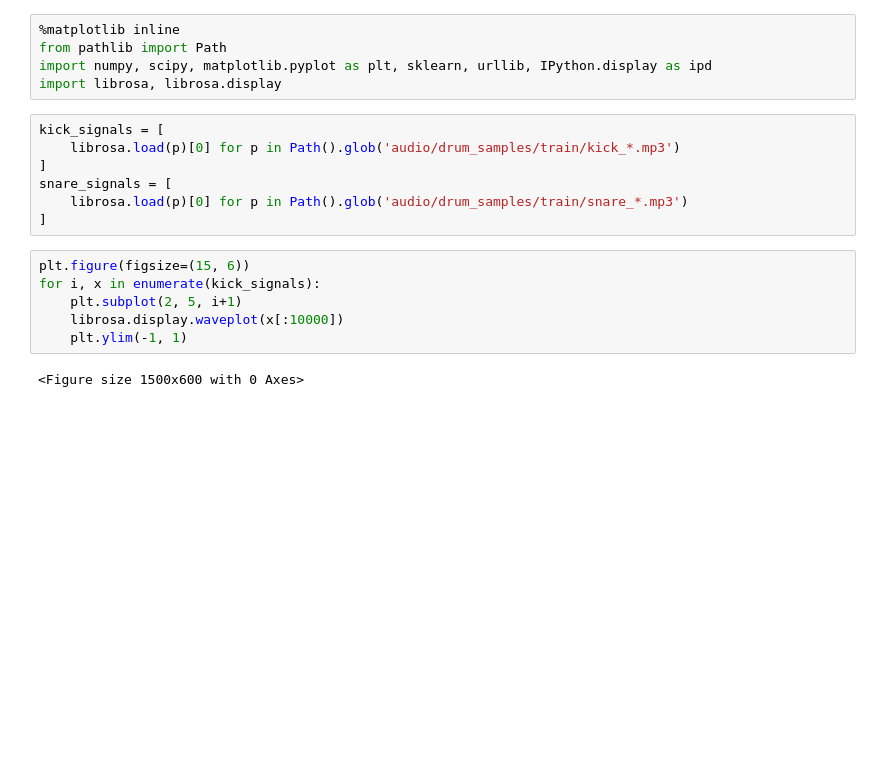
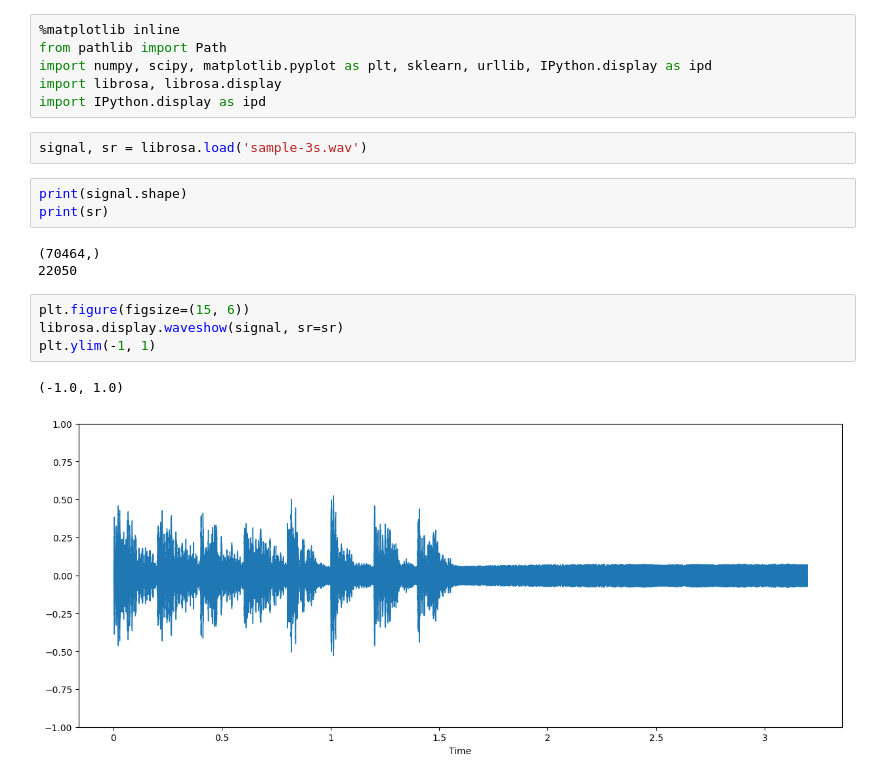
Before and after one commit to AmritSDutta/colab_ml, a Jupyter notebook: Audio_basic.ipynb, the cells around one changed output. Cells and saved outputs as stored; diff of their text form; blank space fills up the shorter version.

```diff
--- a/Audio_basic.ipynb
+++ b/Audio_basic.ipynb
@@ -5,18 +5,19 @@
 from pathlib import Path
 import numpy, scipy, matplotlib.pyplot as plt, sklearn, urllib, IPython.display as ipd
 import librosa, librosa.display
+import IPython.display as ipd
-# %%
-kick_signals = [
-    librosa.load(p)[0] for p in Path().glob('audio/drum_samples/train/kick_*.mp3')
-]
-snare_signals = [
-    librosa.load(p)[0] for p in Path().glob('audio/drum_samples/train/snare_*.mp3')
-]
+# %%
+signal, sr = librosa.load('sample-3s.wav')
+# %%
+print(signal.shape)
+print(sr)
+# %% [output]
+(70464,)
+22050
 # %%
 plt.figure(figsize=(15, 6))
-for i, x in enumerate(kick_signals):
-    plt.subplot(2, 5, i+1)
-    librosa.display.waveplot(x[:10000])
-    plt.ylim(-1, 1)
+librosa.display.waveshow(signal, sr=sr)
+plt.ylim(-1, 1)
 # %% [output]
-<Figure size 1500x600 with 0 Axes>
+(-1.0, 1.0)
+[figure, added]
```
Also changed, not shown: parts of 1 cell of this notebook.
